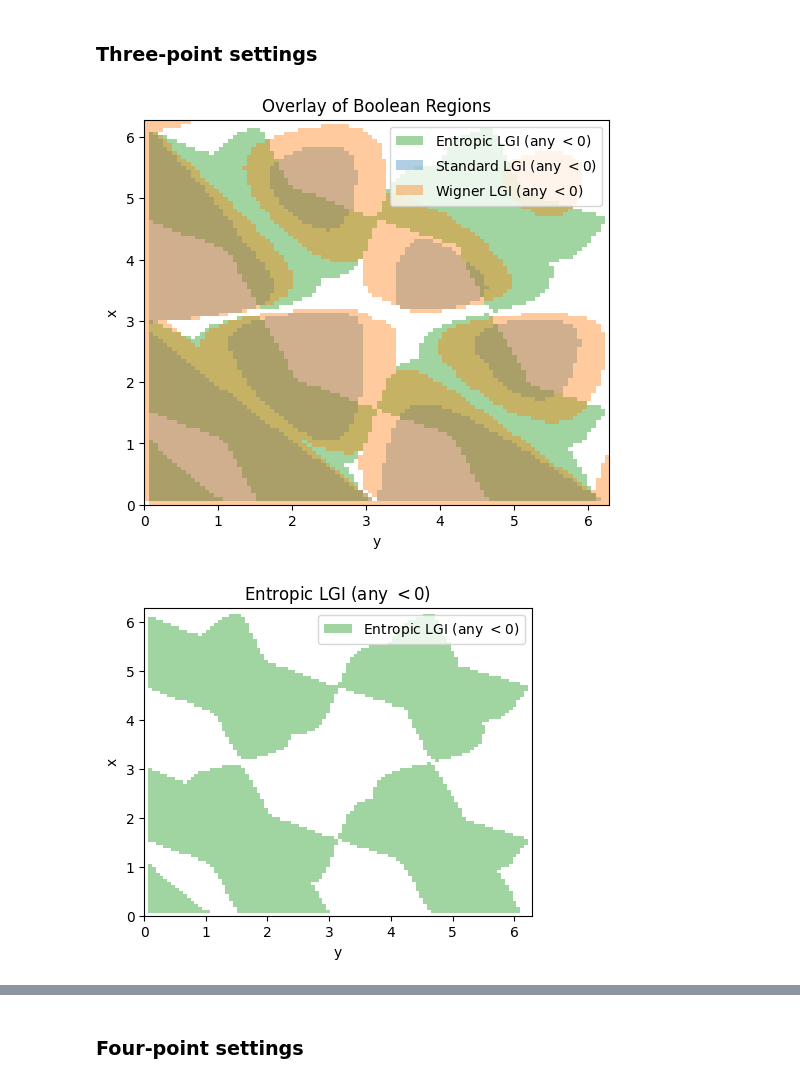
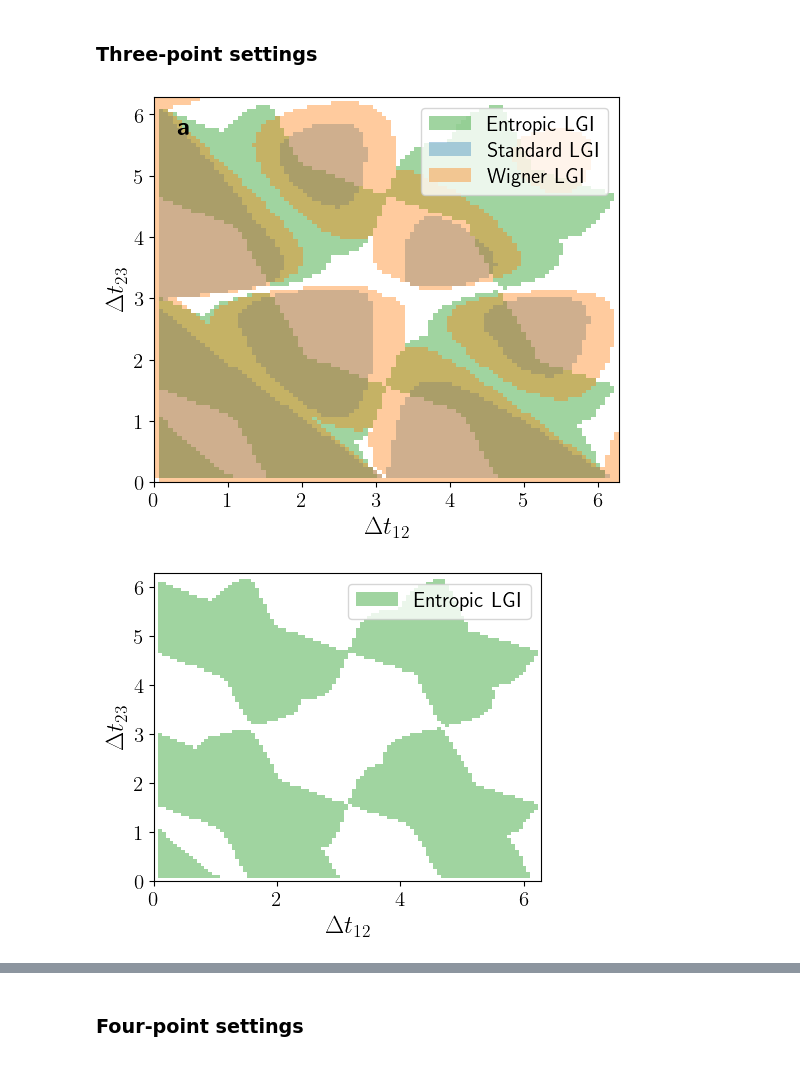
Before and after one commit to PolarisMegrez/Entropic-Leggett-Garg-Inequalities, a Jupyter notebook: demo.ipynb, the cells around one changed output, grey strips where cells are left out. Drawn from its saved outputs; the diff is of its cells as text; code cells hidden in the pictures.

Commit message:
Enhance plotting functions with consistent styling and default parameters

```diff
--- a/demo.ipynb
+++ b/demo.ipynb
@@ -3,6 +3,10 @@
 # %%
 import numpy as np
 import matplotlib.pyplot as plt
+
+# Enable LaTeX formatting
+plt.rcParams['text.usetex'] = True
+
 import lgbloch.viz as viz
 from lgbloch.engine import distributions_from_deltas
 from lgbloch.lgi import (
@@ -87,23 +91,30 @@ def min_LG_four_point(t):
 # %%
 # Multi-output boolean plotting using new viz.plot_boolean_region (merged function)
 
 t12_range = (0.0, 2 * np.pi)
 t23_range = (0.0, 2 * np.pi)
 
 # Plot overlay and separate figures in one call (mode='both')
 fig_overlay, ax_overlay, separate_figs = viz.plot_boolean_region(
     bool_LG_three_point,
     t12_range,
     t23_range,
     n=100,
-    label=[r'Entropic LGI (any $< 0$)', r'Standard LGI (any $< 0$)', r'Wigner LGI (any $< 0$)'],
+    label=[r'Entropic LGI', r'Standard LGI', r'Wigner LGI'],
     color=['tab:green', 'tab:blue', 'tab:orange'],
     alpha=[0.45, 0.35, 0.40],
-    mode='both'
+    mode='both',
+    x_label=r'$\Delta t_{12}$',
+    y_label=r'$\Delta t_{23}$'
 )
+# Figure panel annotation (a)
+ax_overlay.text(0.05, 0.95, r'{\bfseries a}', transform=ax_overlay.transAxes,
+                fontsize=18, verticalalignment='top', horizontalalignment='left')
+# Save overlay figure
+fig_overlay.savefig('3-point-LGIs.png', dpi=300, bbox_inches='tight')
 plt.show()
-for fig, ax in separate_figs:
-    fig.show()
+#for fig, ax in separate_figs:
+#    fig.show()
 # %% [output]
-[figure, old version]
+[figure, new version]
-[figure, old version]
+[figure, new version]
```
Also changed, not shown: parts of 5 cells of this notebook, 2 other files.
